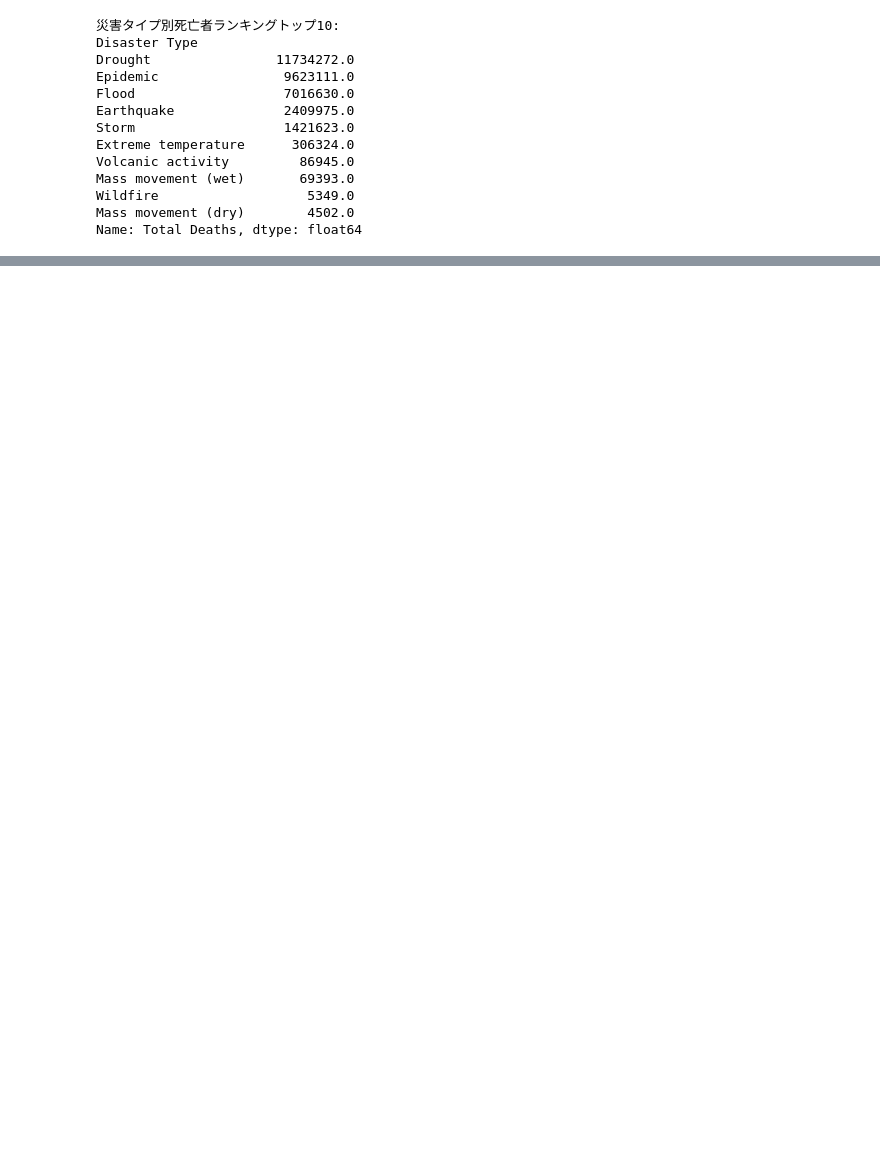
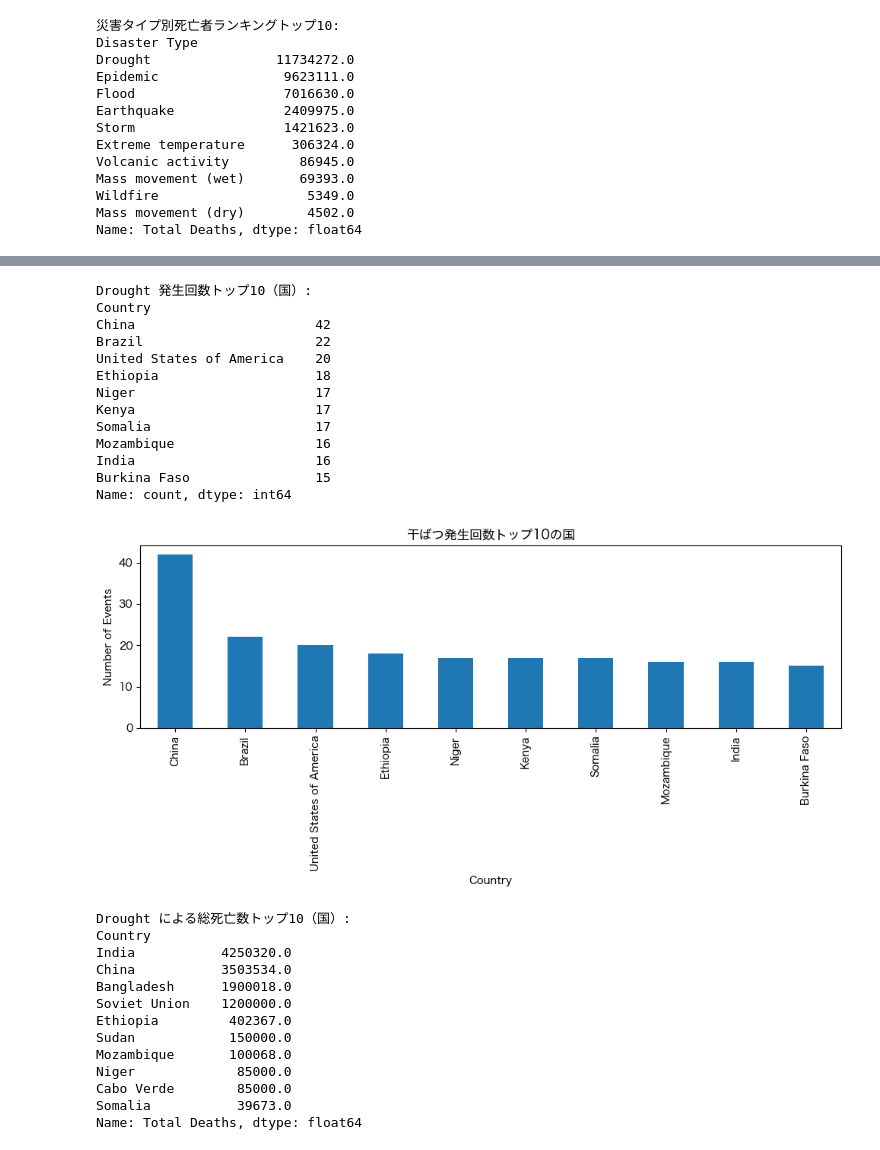
Before and after one commit to a250927s-create/me, a Jupyter notebook: week9/dtsl.ipynb, the cells around one changed output, grey strips where cells are left out. Cells and saved outputs as stored; diff of their text form; code cells hidden in the pictures; blank space fills up the shorter version.

```diff
--- a/week9/dtsl.ipynb
+++ b/week9/dtsl.ipynb
@@ -48,0 +50,62 @@ plt.show()
+# %%
+# Drought に関する国別トップ10ランキング（発生回数 と 総死亡数）
+# Disaster Type に 'Drought' を含む行を抽出（大文字小文字を区別しない）
+drought_df = emdat[emdat['Disaster Type'].str.contains('Drought', case=False, na=False)]
+
+if drought_df.empty:
+    print('データセットに Drought のイベントが見つかりません。Disaster Type 列の値を確認してください。')
+else:
+    # トップ10（発生回数）
+    top_by_events = drought_df['Country'].value_counts().head(10)
+    print('\nDrought 発生回数トップ10（国）:')
+    print(top_by_events)
+    plt.figure(figsize=(10, 5))
+    top_by_events.plot(kind='bar', color='C0')
+    plt.ylabel('Number of Events')
+    plt.title('干ばつ発生回数トップ10の国')
+    plt.tight_layout()
+    plt.show()
+
+    # トップ10（総死亡数）
+    # Total Deaths 列が存在しない、または数値でない場合に備えて例外処理を用意
+    try:
+        top_by_deaths = drought_df.groupby('Country')['Total Deaths'].sum().sort_values(ascending=False).head(10)
+    except Exception as e:
+        print('総死亡数の集計に失敗しました:', e)
+    else:
+        print('\nDrought による総死亡数トップ10（国）:')
+        print(top_by_deaths)
+        plt.figure(figsize=(10, 5))
+        top_by_deaths.plot(kind='bar', color='C3')
+        plt.ylabel('Total Deaths')
+        plt.title('干ばつによる総死亡数トップ10の国')
+        plt.tight_layout()
+        plt.show()
+# %% [output]
+Drought 発生回数トップ10（国）:
+Country
+China                       42
+Brazil                      22
+United States of America    20
+Ethiopia                    18
+Niger                       17
+Kenya                       17
+Somalia                     17
+Mozambique                  16
+India                       16
+Burkina Faso                15
+Name: count, dtype: int64
+[figure, added]
+Drought による総死亡数トップ10（国）:
+Country
+India           4250320.0
+China           3503534.0
+Bangladesh      1900018.0
+Soviet Union    1200000.0
+Ethiopia         402367.0
+Sudan            150000.0
+Mozambique       100068.0
+Niger             85000.0
+Cabo Verde        85000.0
+Somalia           39673.0
+Name: Total Deaths, dtype: float64
```
Also changed, not shown: parts of 3 cells of this notebook, 3 other files.
